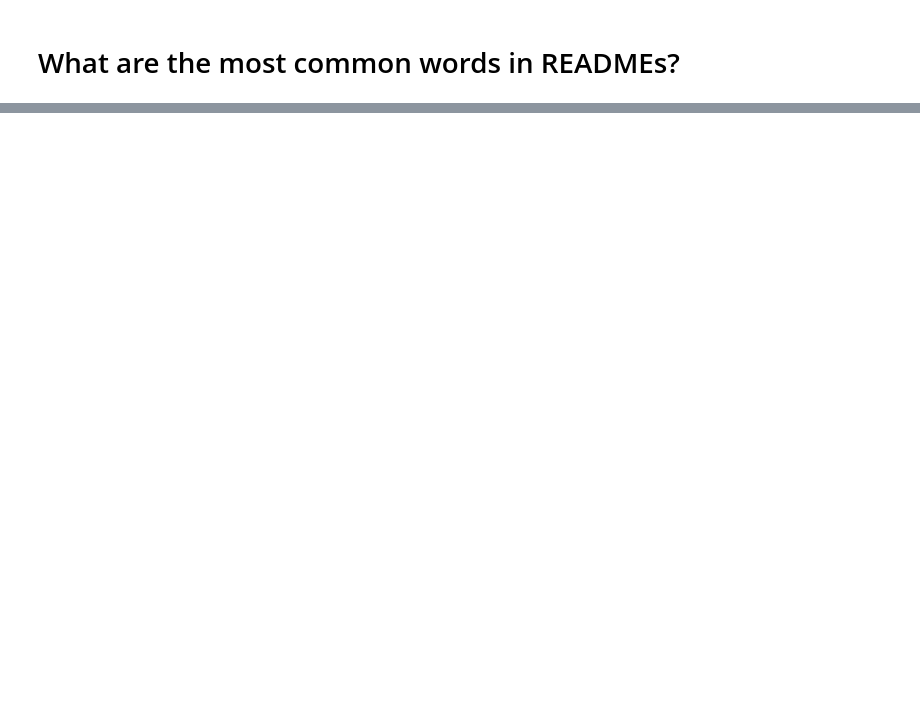
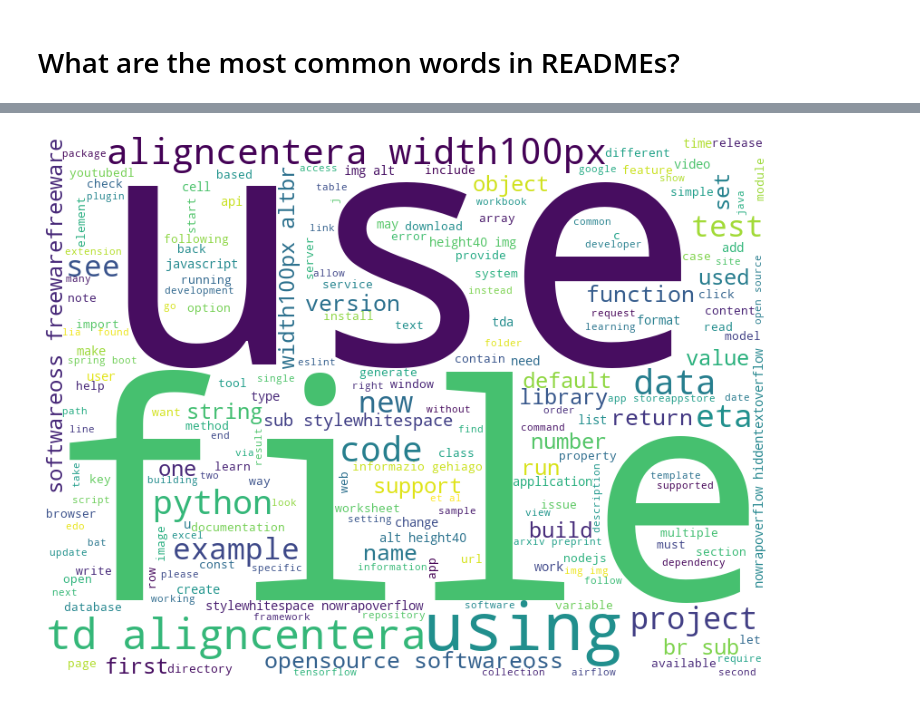
Before and after one commit to brandyn-oliver-jesse-nlp/github-readme-languages, a Jupyter notebook: oliver_Initialworkingnotebook.ipynb, the cells around one changed output, grey strips where cells are left out. Saved outputs shown, nothing was run; the diff lists cells and outputs as text; code cells hidden in the pictures; blank space fills up the shorter version.

```diff
--- a/oliver_Initialworkingnotebook.ipynb
+++ b/oliver_Initialworkingnotebook.ipynb
@@ -262,0 +315,44 @@ for column in word_counts.drop(columns='all_words'):
+# %%
+def word_cloud (text):
+    '''
+    takes in a text and create a wordcloud
+    '''
+    img = WordCloud(background_color='white', width=800, height=600).generate(text)
+    plt.imshow(img)
+    plt.axis('off')
+    plt.show()
+
+
+def wordcloud_top(df,column, n_top=50):
+    '''
+    takes in a df , column and a number of top words to show
+    '''
+    top_all =df.sort_values(column, ascending=False)[[column]].head(n_top)
+    word_cloud(' '.join(top_all.index))
+
+
+def ngrams_wordcloud (text, title,  n=2, top = 20):
+    '''
+    takes in a text, title, number of ngrams, and number of the top words
+    returns a plot barh and a word_cloud
+    '''
+    #plot barh
+
+    plt.subplot(2,2,1)
+    pd.Series(nltk.ngrams(text.split(), n=n)).value_counts().head(top).sort_values(ascending = True).plot.barh()
+    plt.title(f'Top {top} most common {title} ngrams where n={n}')
+
+    #word_cloud
+    ng =(pd.Series(nltk.ngrams(text.split(), n=n)).value_counts().head(top)).to_dict()
+    ng_words = {k[0] + ' ' + k[1]: v for k, v in ng.items()}
+    plt.subplot(2,2,2)
+    img = WordCloud(background_color='white', width=800, height=600).generate_from_frequencies(ng_words)
+    plt.imshow(img)
+    plt.axis('off')
+    plt.title(f'Top {top} most common {title} ngrams where n={n}')
+    #plt.tight_layout()
+    plt.show()
+# %%
+word_cloud(join_text['all_words'])
+# %% [output]
+[figure, added]
```
Also changed, not shown: parts of 32 cells of this notebook, 2 other files.
